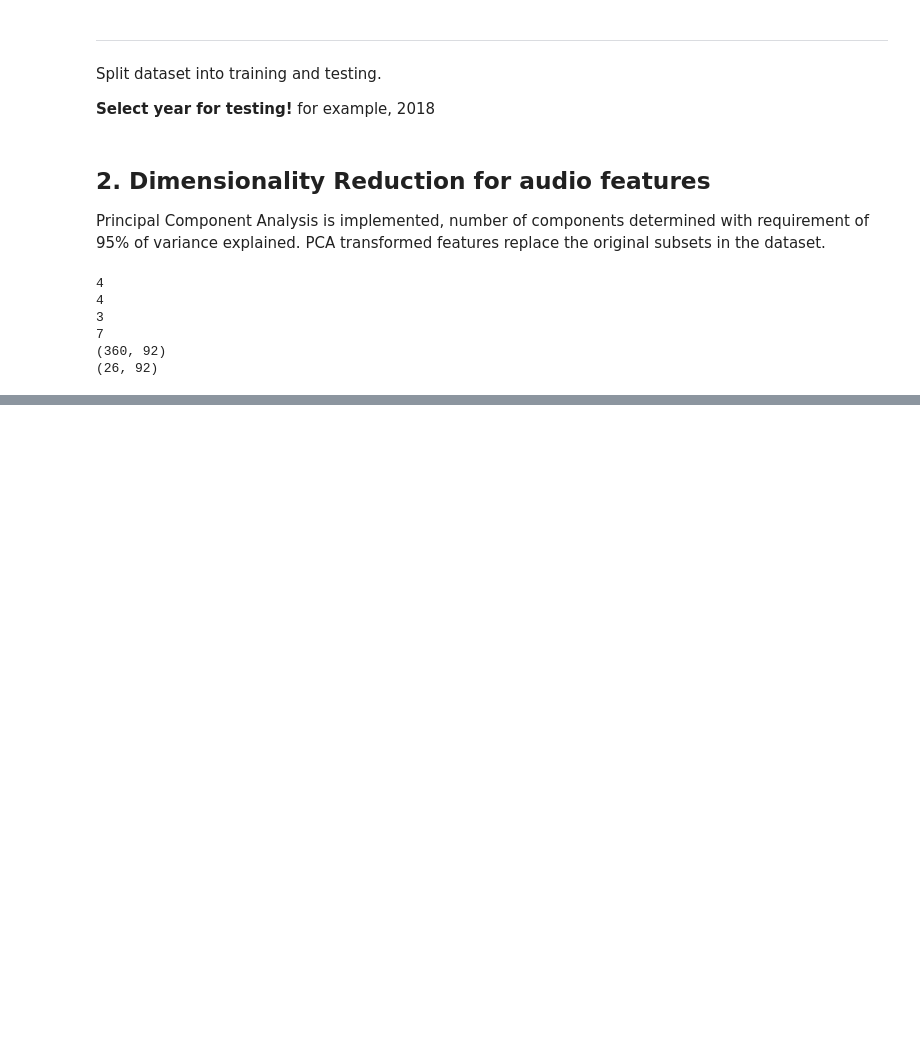
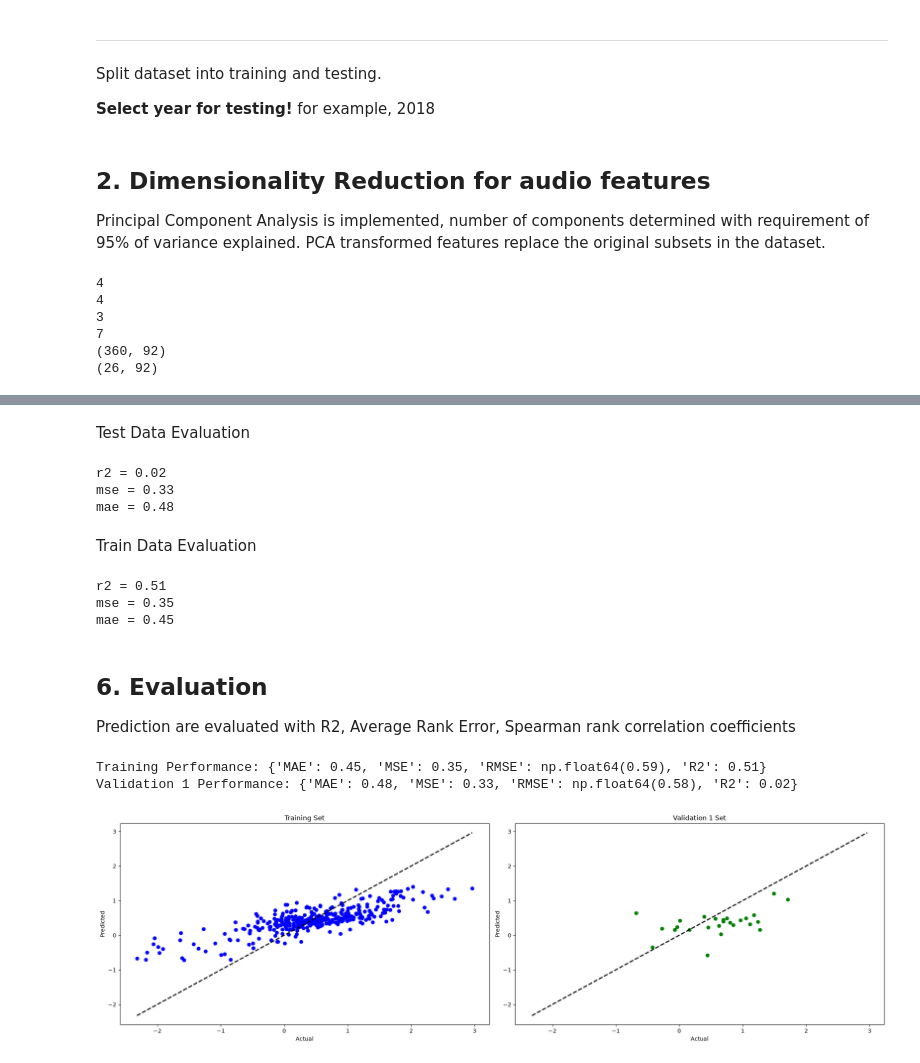
Before and after one commit to ricd99/eurovision-song-science, a Jupyter notebook: cantobel_analysis.ipynb, the cells around one changed output, grey strips where cells are left out. Saved outputs shown, nothing was run; the diff lists cells and outputs as text; code cells hidden in the pictures; blank space fills up the shorter version.

```diff
--- a/cantobel_analysis.ipynb
+++ b/cantobel_analysis.ipynb
@@ -205,0 +352,37 @@ print(df_test.shape)
+# %%
+# pickle and save the automl object
+import pickle
+with open('model-name.pkl', 'wb') as f:
+    pickle.dump(automl, f, pickle.HIGHEST_PROTOCOL)
+# %% [markdown]
+Test Data Evaluation
+# %%
+# compute predictions of testing dataset
+y_pred = automl.predict(X_test)
+# compute different metric values on testing dataset
+from flaml.ml import sklearn_metric_loss_score
+print('r2', '=', round(1 - sklearn_metric_loss_score('r2', y_pred, y_test), 2))
+print('mse', '=', round(sklearn_metric_loss_score('mse', y_pred, y_test), 2))
+print('mae', '=', round(sklearn_metric_loss_score('mae', y_pred, y_test), 2))
+# %% [output]
+r2 = 0.02
+mse = 0.33
+mae = 0.48
+# %% [markdown]
+Train Data Evaluation
+# %%
+# compute predictions of testing dataset
+y_pred = automl.predict(X_train)
+# compute different metric values on testing dataset
+from flaml.ml import sklearn_metric_loss_score
+print('r2', '=', round(1 - sklearn_metric_loss_score('r2', y_pred, y_train), 2))
+print('mse', '=', round(sklearn_metric_loss_score('mse', y_pred, y_train), 2))
+print('mae', '=', round(sklearn_metric_loss_score('mae', y_pred, y_train), 2))
+# %% [output]
+r2 = 0.51
+mse = 0.35
+mae = 0.45
+# %% [markdown]
+## 6. Evaluation
+
+Prediction are evaluated with R2, Average Rank Error, Spearman rank correlation coefficients
@@ -205,0 +495,6 @@ print(df_test.shape)
+# %%
+evaluate_model(automl, X_train, y_train, X_test, y_test)
+# %% [output]
+Training Performance: {'MAE': 0.45, 'MSE': 0.35, 'RMSE': np.float64(0.59), 'R2': 0.51}
+Validation 1 Performance: {'MAE': 0.48, 'MSE': 0.33, 'RMSE': np.float64(0.58), 'R2': 0.02}
+[figure, added]
```
Also changed, not shown: parts of 9 cells of this notebook.
